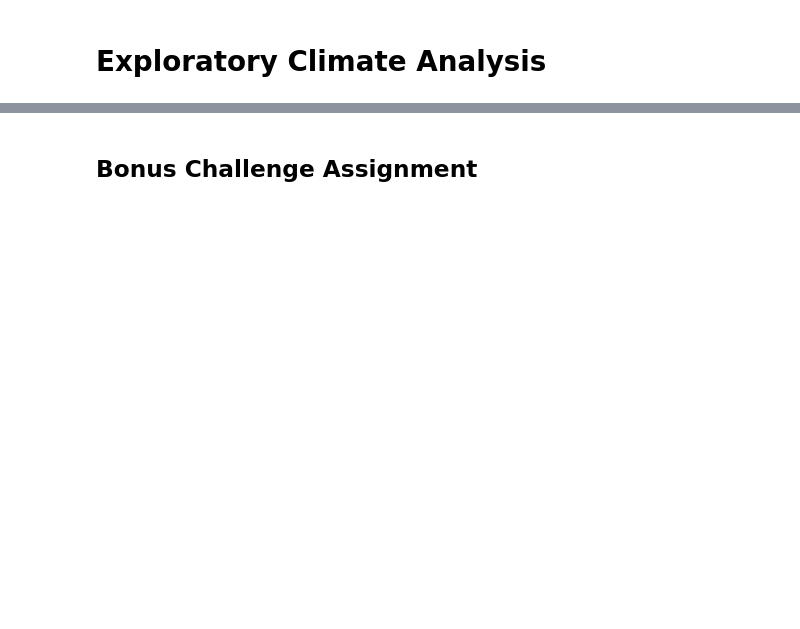
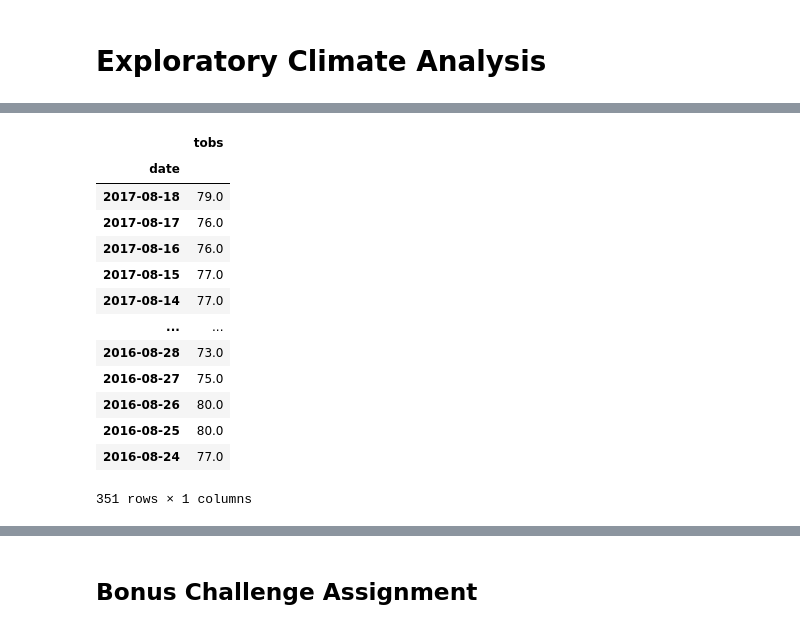
Before and after one commit to trt38/sqlalchemy-challenge, a Jupyter notebook: climate_starter.ipynb, the cells around one changed output, grey strips where cells are left out. Cells and saved outputs as stored; diff of their text form; code cells hidden in the pictures; blank space fills up the shorter version.

```diff
--- a/climate_starter.ipynb
+++ b/climate_starter.ipynb
@@ -34,4 +35,7 @@ Base.classes.keys()
 # %%
 # Save references to each table
+
+Station = Base.classes.station
+Measurement = Base.classes.measurement
 # %%
 # Create our session (link) from Python to the DB
@@ -64,0 +256,22 @@ Base.classes.keys()
+# %%
+df2 = pd.DataFrame(tobs_station, columns=['date', 'tobs'])
+df2.set_index('date', inplace=True)
+
+df2.sort_values(by='date', inplace=True, ascending=False)
+
+df2
+# %% [output]
+|  | tobs |
+| date |  |
+| 2017-08-18 | 79.0 |
+| 2017-08-17 | 76.0 |
+| 2017-08-16 | 76.0 |
+| 2017-08-15 | 77.0 |
+| 2017-08-14 | 77.0 |
+| ... | ... |
+| 2016-08-28 | 73.0 |
+| 2016-08-27 | 75.0 |
+| 2016-08-26 | 80.0 |
+| 2016-08-25 | 80.0 |
+| 2016-08-24 | 77.0 |
+351 rows × 1 columns
```
Also changed, not shown: parts of 20 cells of this notebook, 1 other file.
